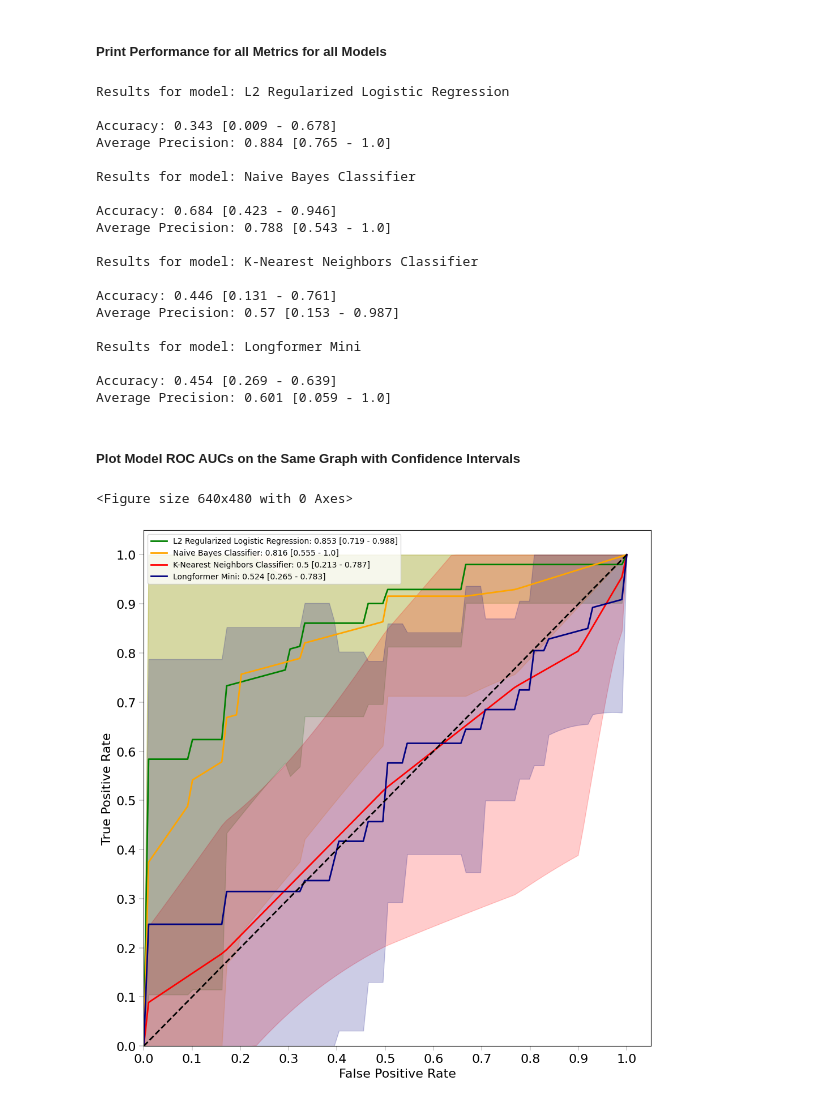
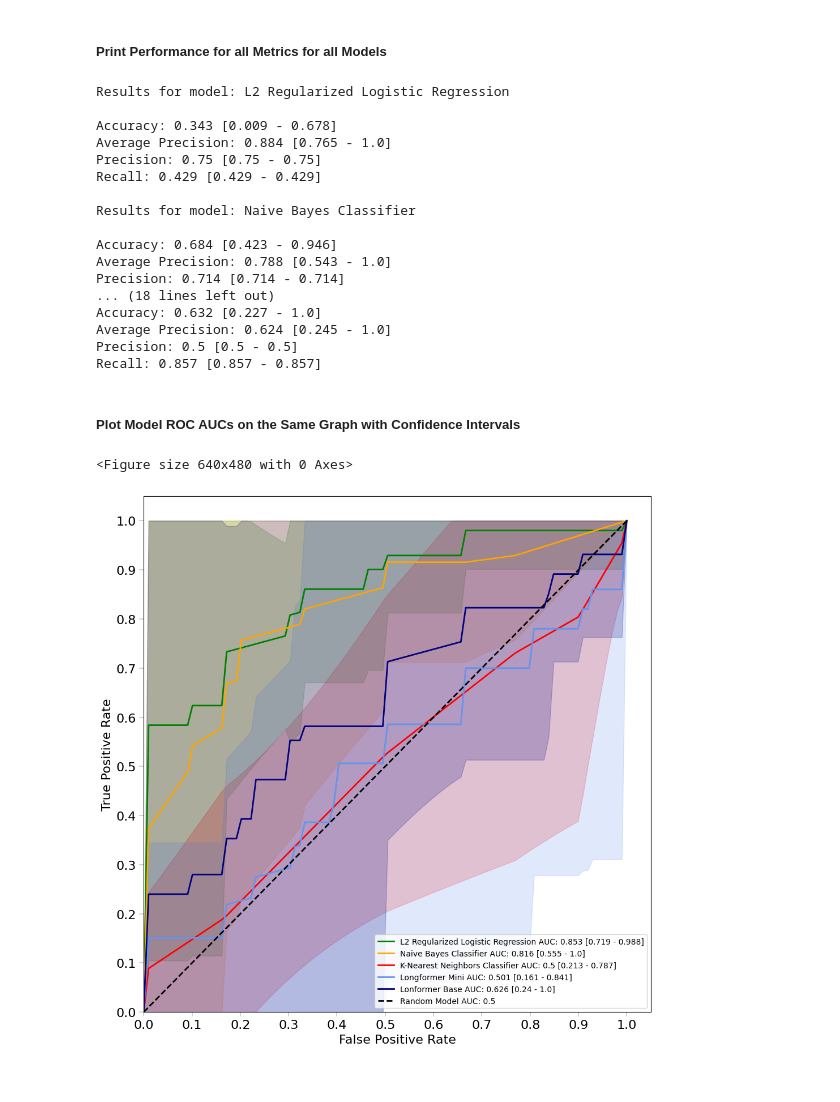
Before and after one commit to jstremme/nlp4psychotherapy, a Jupyter notebook: evaluate_models.ipynb, the cells around one changed output. Drawn from its saved outputs; the diff is of its cells as text; code cells hidden in the pictures.

Commit message:
add results

```diff
--- a/evaluate_models.ipynb
+++ b/evaluate_models.ipynb
@@ -34,9 +34,10 @@ all_model_names = {
     'lr': 'L2 Regularized Logistic Regression',
     'nb': 'Naive Bayes Classifier',
     'knn': 'K-Nearest Neighbors Classifier',
-    'lf': 'Longformer Mini'
+    'lfm': 'Longformer Mini',
+    'lfb': 'Lonformer Base'
 }
-colors = ["green", "orange", "red", "navy"]
+colors = ["green", "orange", "red", "cornflowerblue", "navy"]
 
 for key in all_model_names.keys():
 
@@ -84,28 +85,26 @@ for y_trues, y_probs, name, color in zip(all_y_trues, all_y_probs, all_model_nam
     print(f"\nResults for model: {name}\n")
     print_mean_ci_of_metric_list(accuracies, metric_name='Accuracy', num_std=num_std)
     print_mean_ci_of_metric_list(aps, metric_name='Average Precision', num_std=num_std)
-#     print_mean_ci_of_metric_list(precision, metric_name='Precision', num_std=num_std)
-#     print_mean_ci_of_metric_list(recall, metric_name='Recall', num_std=num_std)
+    print_mean_ci_of_metric_list(precision, metric_name='Precision', num_std=num_std)
+    print_mean_ci_of_metric_list(recall, metric_name='Recall', num_std=num_std)
 # %% [output]
 Results for model: L2 Regularized Logistic Regression
 
 Accuracy: 0.343 [0.009 - 0.678]
 Average Precision: 0.884 [0.765 - 1.0]
+Precision: 0.75 [0.75 - 0.75]
+Recall: 0.429 [0.429 - 0.429]
 
 Results for model: Naive Bayes Classifier
 
 Accuracy: 0.684 [0.423 - 0.946]
 Average Precision: 0.788 [0.543 - 1.0]
-
-Results for model: K-Nearest Neighbors Classifier
-
-Accuracy: 0.446 [0.131 - 0.761]
-Average Precision: 0.57 [0.153 - 0.987]
-
-Results for model: Longformer Mini
-
-Accuracy: 0.454 [0.269 - 0.639]
-Average Precision: 0.601 [0.059 - 1.0]
+Precision: 0.714 [0.714 - 0.714]
+... (18 lines left out)
+Accuracy: 0.632 [0.227 - 1.0]
+Average Precision: 0.624 [0.245 - 1.0]
+Precision: 0.5 [0.5 - 0.5]
+Recall: 0.857 [0.857 - 0.857]
 # %% [markdown]
 ##### Plot Model ROC AUCs on the Same Graph with Confidence Intervals
 # %%
@@ -143,34 +142,34 @@ for y_trues, y_probs, name, color in zip(all_y_trues, all_y_probs, all_model_nam
         mean_fpr,
         mean_tpr,
         color=color,
         lw=line_width,
-        label=f"{name}: {round(mean_auc, 3)} [{round(auc_low, 3)} - {round(auc_high, 3)}]"
+        label=f"{name} AUC: {round(mean_auc, 3)} [{round(auc_low, 3)} - {round(auc_high, 3)}]"
     )
 
     ax.fill_between(
         mean_fpr,
         tprs_low,
         tprs_high,
         color=color,
         alpha=alpha
     )
 
-plt.plot([0, 1], [0, 1], color='black', lw=line_width, linestyle='--')
+plt.plot([0, 1], [0, 1], color='black', lw=line_width, linestyle='--', label="Random Model AUC: 0.5")
 plt.xlim([0.0, 1.05])
 plt.ylim([0.0, 1.05])
 plt.yticks(np.arange(0, 1.1, 0.1))
 plt.xticks(np.arange(0, 1.1, 0.1))
 ax.set_yticks(np.arange(0, 1.1, 0.1), minor=True)
 ax.set_xticks(np.arange(0, 1.1, 0.1), minor=True)
 ax.tick_params(direction='out', length=6, width=0.25, colors='black', labelsize=font_size)
 ax.tick_params(axis='both', which='minor', width=0.25)
 plt.xlabel('False Positive Rate', fontsize=font_size)
 plt.ylabel('True Positive Rate', fontsize=font_size)
-plt.legend(loc='best', fontsize=legend_size)
+plt.legend(loc='lower right', fontsize=legend_size)
 plt.tight_layout()
 plt.savefig('results/roc.png')
 plt.show()
 plt.close()
 # %% [output]
 <Figure size 640x480 with 0 Axes>
-[figure, old version]
+[figure, new version]
```
Also changed, not shown: 2 other files.
